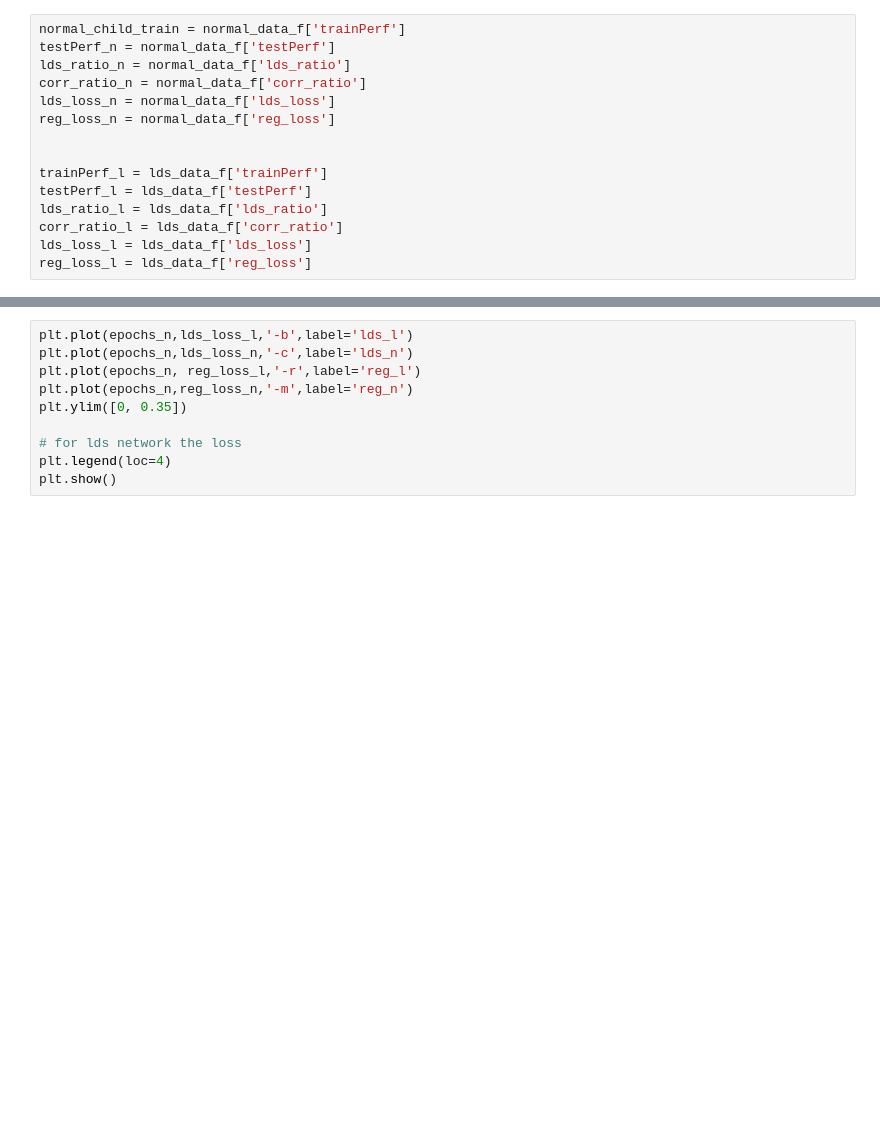
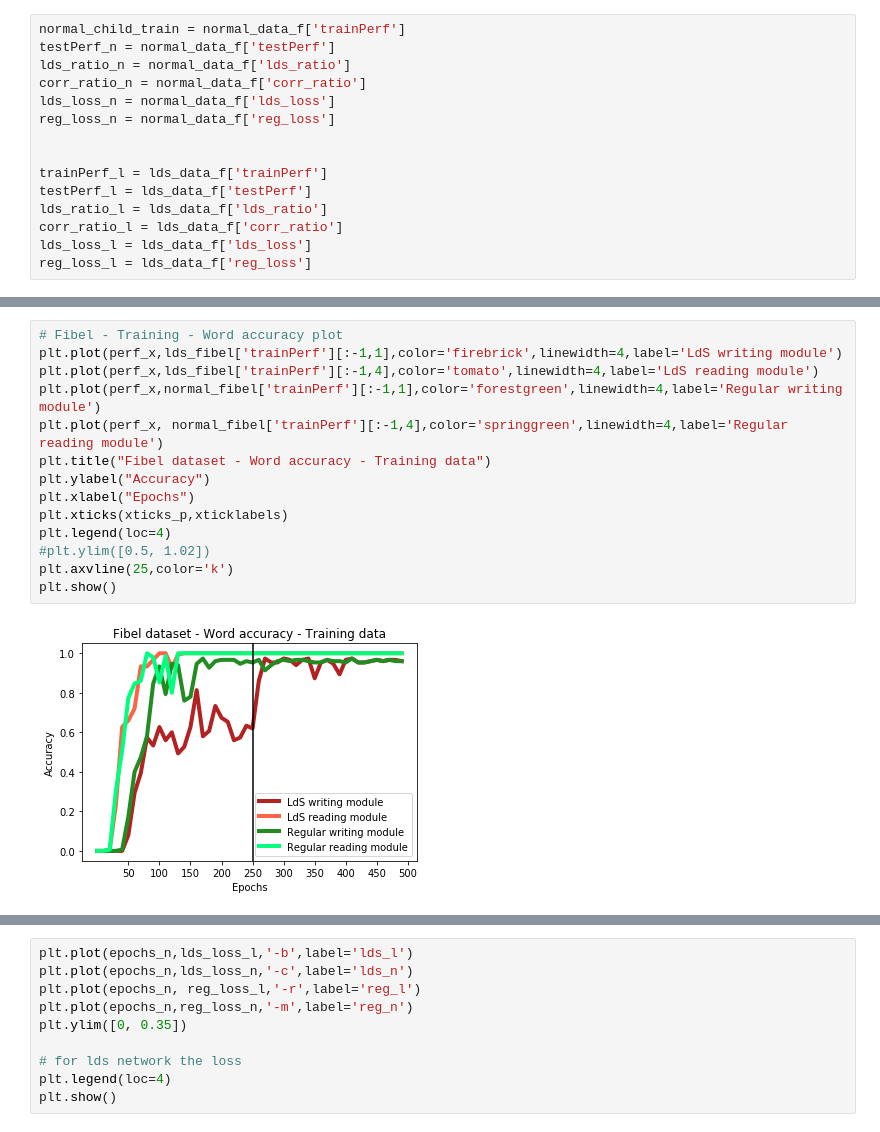
Before and after one commit to jannisborn/inventive_spelling, a Jupyter notebook: Code/Analysis.ipynb, the cells around one changed output, grey strips where cells are left out. Cells and saved outputs as stored; diff of their text form; blank space fills up the shorter version.

```diff
--- a/Code/Analysis.ipynb
+++ b/Code/Analysis.ipynb
@@ -53,0 +57,16 @@ plt.show()
+# %%
+# Fibel - Training - Word accuracy plot
+plt.plot(perf_x,lds_fibel['trainPerf'][:-1,1],color='firebrick',linewidth=4,label='LdS writing module')
+plt.plot(perf_x,lds_fibel['trainPerf'][:-1,4],color='tomato',linewidth=4,label='LdS reading module')
+plt.plot(perf_x,normal_fibel['trainPerf'][:-1,1],color='forestgreen',linewidth=4,label='Regular writing module')
+plt.plot(perf_x, normal_fibel['trainPerf'][:-1,4],color='springgreen',linewidth=4,label='Regular reading module')
+plt.title("Fibel dataset - Word accuracy - Training data")
+plt.ylabel("Accuracy")
+plt.xlabel("Epochs")
+plt.xticks(xticks_p,xticklabels)
+plt.legend(loc=4)
+#plt.ylim([0.5, 1.02])
+plt.axvline(25,color='k')
+plt.show()
+# %% [output]
+[figure, added]
```
Also changed, not shown: parts of 6 cells of this notebook, 1 other file.
